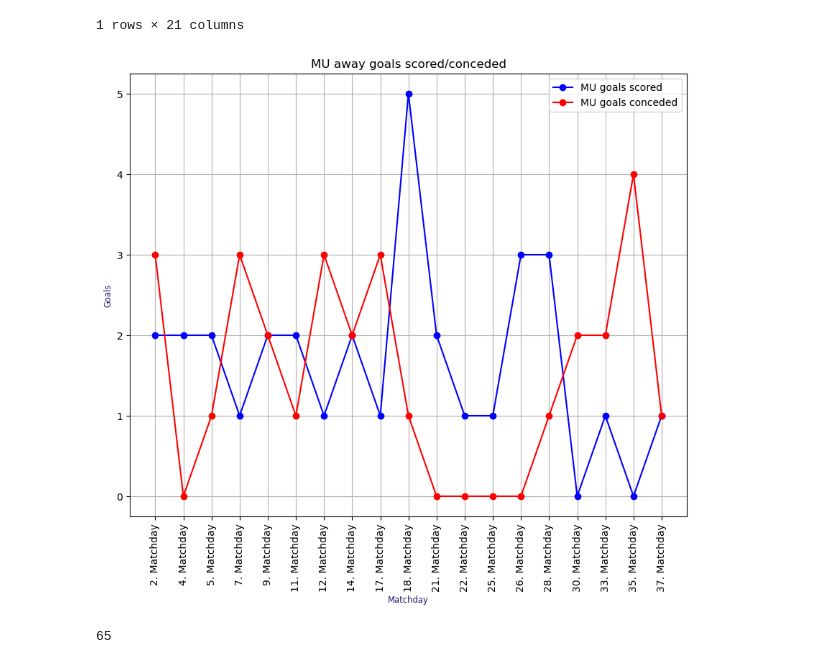
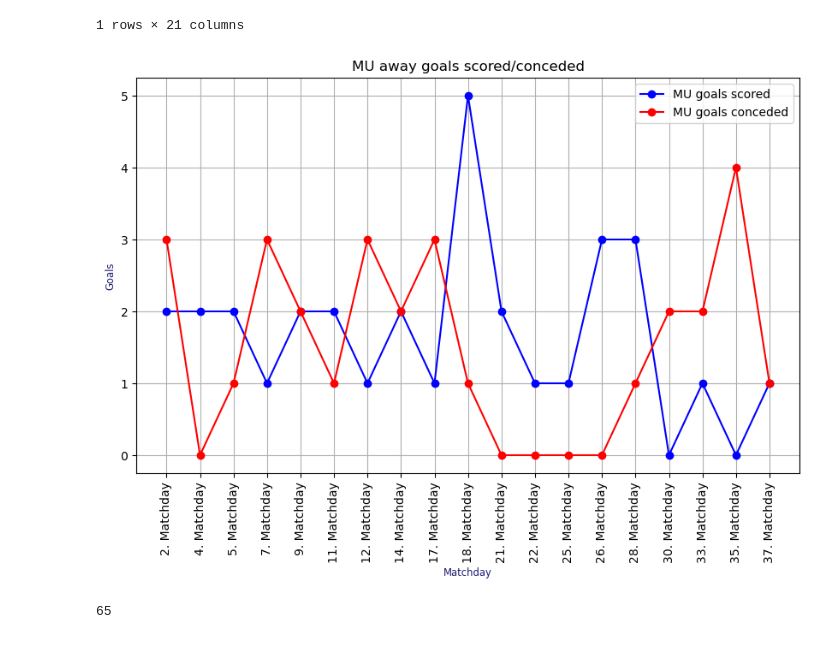
Before and after one commit to LevytskyiS/Football_Analysis, a Jupyter notebook: mu_2018.ipynb, the cells around one changed output. Drawn from its saved outputs; the diff is of its cells as text; code cells hidden in the pictures.

```diff
--- a/mu_2018.ipynb
+++ b/mu_2018.ipynb
@@ -153,21 +147,21 @@ away_goals_scored_max_games
 # %%
 away_goals_scored_per_game = away_games.away_club_goals
 rounds = away_games['round']
 away_goals_conceded_per_game = away_games.home_club_goals
 
-plt.figure(figsize=(10, 8))
+plt.figure(figsize=(10, 6))
 plt.plot(rounds, away_goals_scored_per_game, "b-o", label='MU goals scored')
 plt.plot(rounds, away_goals_conceded_per_game, "r-o", label='MU goals conceded')
 plt.title("MU away goals scored/conceded")
 plt.xticks(rotation=90)
 plt.xlabel("Matchday", fontsize="small", color="midnightblue")
 plt.ylabel("Goals", fontsize="small", color="midnightblue")
 plt.yticks(np.arange(0, 6, step=1))
 plt.legend()
 plt.grid()
 plt.show()
 # %% [output]
-[figure, old version]
+[figure, new version]
 # %%
 total_mu_scored_goals = away_goals_scored_total + home_goals_scored_total
 total_mu_scored_goals
```
Also changed, not shown: parts of 5 cells of this notebook, 1 other file.
